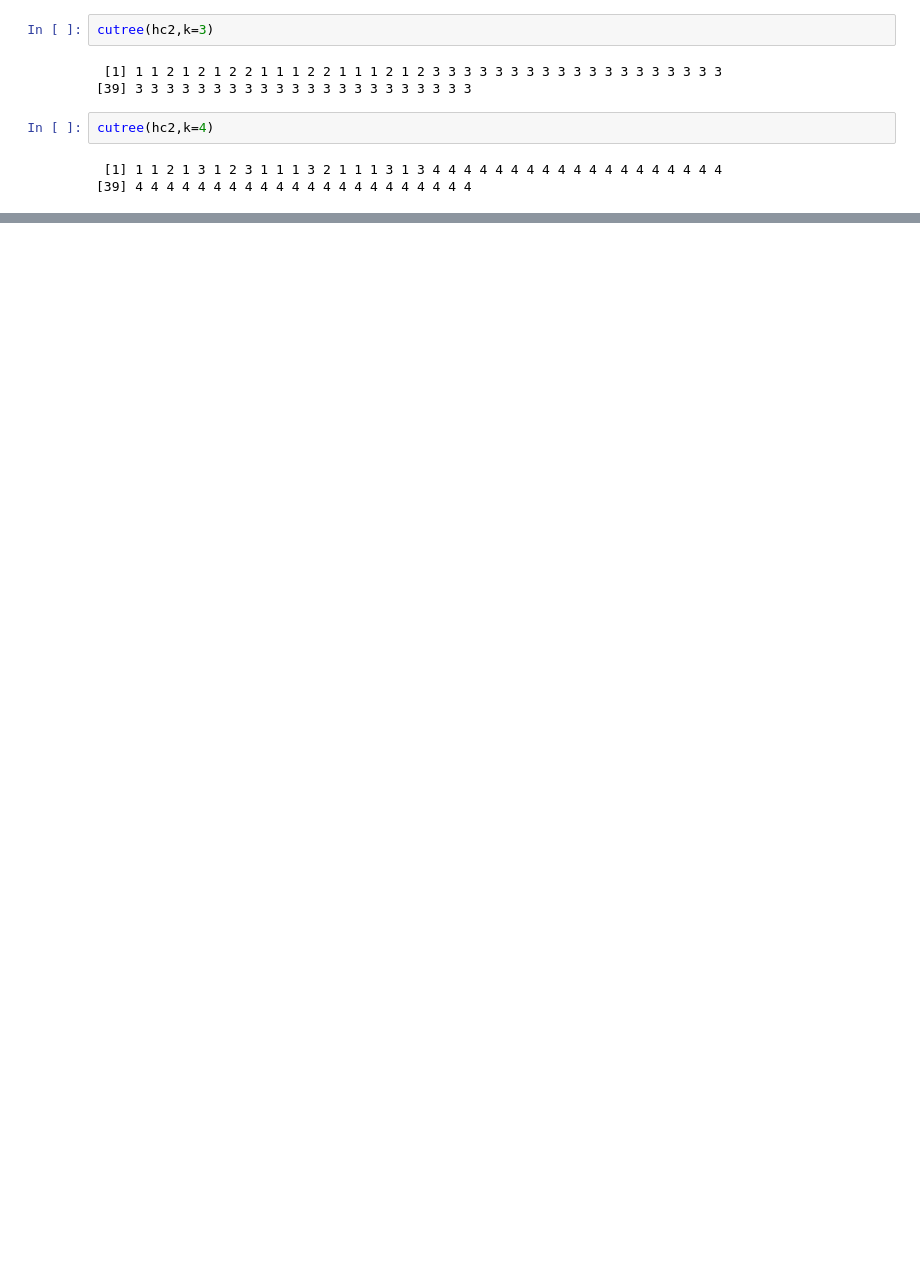
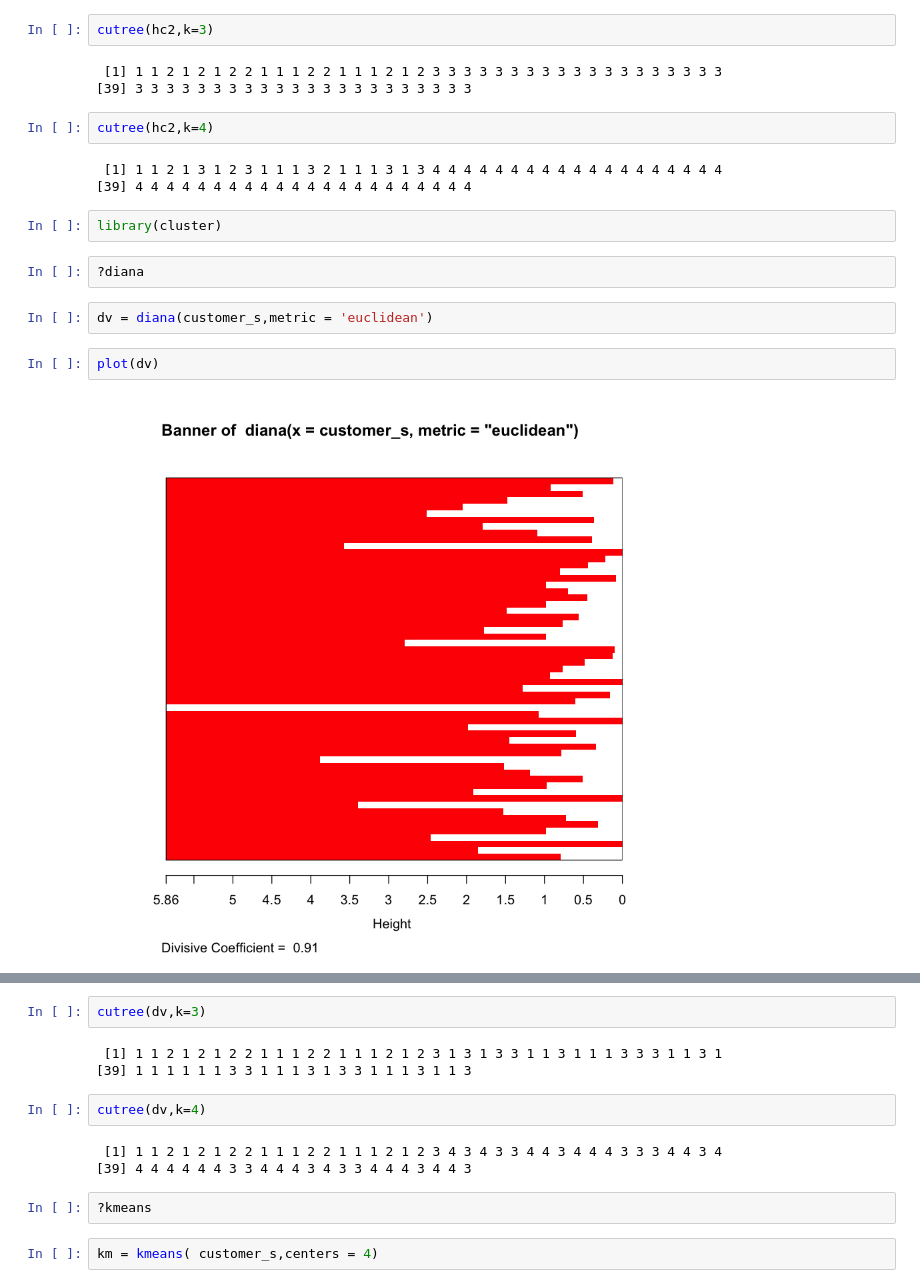
Before and after one commit to YuHsuanLin/riii, a Jupyter notebook: cb102/cb102_20180824.ipynb, the cells around one changed output, grey strips where cells are left out. Saved outputs shown, nothing was run; the diff lists cells and outputs as text; blank space fills up the shorter version.

```diff
--- a/cb102/cb102_20180824.ipynb
+++ b/cb102/cb102_20180824.ipynb
@@ -135,3 +136,13 @@ cutree(hc2,k=4)
 # %% [output]
  [1] 1 1 2 1 3 1 2 3 1 1 1 3 2 1 1 1 3 1 3 4 4 4 4 4 4 4 4 4 4 4 4 4 4 4 4 4 4 4
 [39] 4 4 4 4 4 4 4 4 4 4 4 4 4 4 4 4 4 4 4 4 4 4
+# %%
+library(cluster)
+# %%
+?diana
+# %%
+dv = diana(customer_s,metric = 'euclidean')
+# %%
+plot(dv)
+# %% [output]
+[figure, added]
@@ -137,0 +150,14 @@ cutree(hc2,k=4)
+# %%
+cutree(dv,k=3)
+# %% [output]
+ [1] 1 1 2 1 2 1 2 2 1 1 1 2 2 1 1 1 2 1 2 3 1 3 1 3 3 1 1 3 1 1 1 3 3 3 1 1 3 1
+[39] 1 1 1 1 1 1 3 3 1 1 1 3 1 3 3 1 1 1 3 1 1 3
+# %%
+cutree(dv,k=4)
+# %% [output]
+ [1] 1 1 2 1 2 1 2 2 1 1 1 2 2 1 1 1 2 1 2 3 4 3 4 3 3 4 4 3 4 4 4 3 3 3 4 4 3 4
+[39] 4 4 4 4 4 4 3 3 4 4 4 3 4 3 3 4 4 4 3 4 4 3
+# %%
+?kmeans
+# %%
+km = kmeans( customer_s,centers = 4)
```
Also changed, not shown: parts of 6 cells of this notebook.
